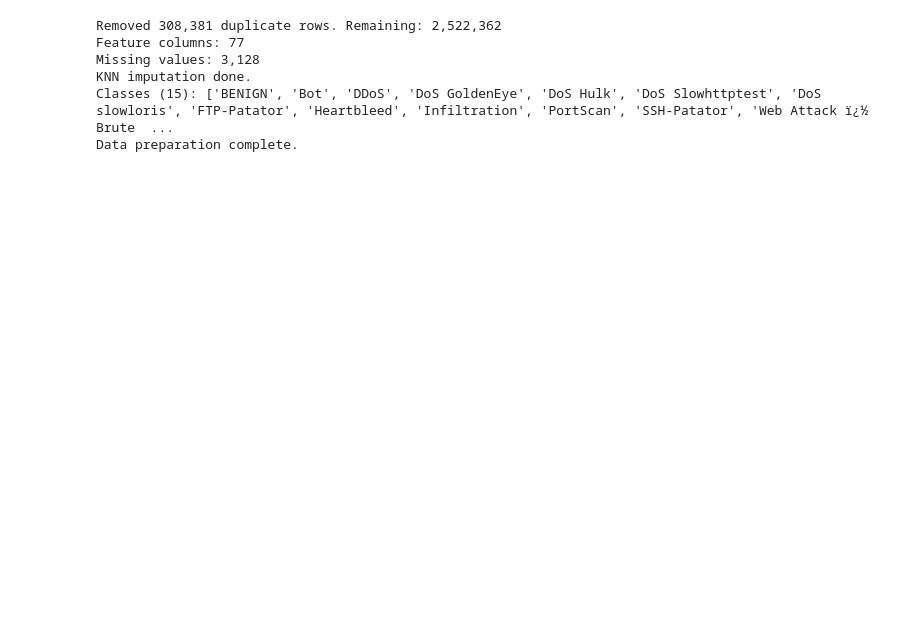
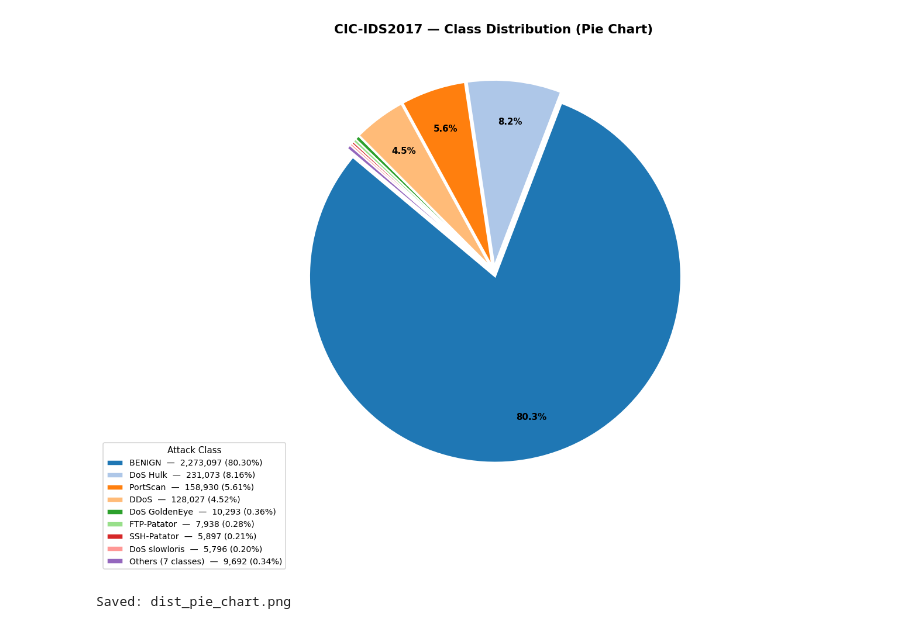
Before and after one commit to yoshbatula/Hybrid-Enhanced-Stacked-Ensemble-for-Network-Intrusion-Detection, a Jupyter notebook: baseline-model.ipynb, the cells around one changed output. Saved outputs shown, nothing was run; the diff lists cells and outputs as text; code cells hidden in the pictures; blank space fills up the shorter version.

Commit message:
done adding the baseline

```diff
--- a/baseline-model.ipynb
+++ b/baseline-model.ipynb
@@ -125,47 +136,53 @@ Saved: dataset_distribution.png
 # %%
-# Remove duplicate 'Fwd Header Length' column
-if 'Fwd Header Length.1' in df.columns:
-    df.drop(columns=['Fwd Header Length.1'], inplace=True)
 
-# Replace infinity values with NaN
-df.replace([np.inf, -np.inf], np.nan, inplace=True)
+# Pie Chart (top classes + 'Others' bucket)
 
-# Drop duplicate rows
-before = len(df)
-df.drop_duplicates(inplace=True)
-print(f'Removed {before - len(df):,} duplicate rows. Remaining: {len(df):,}')
+TOP_N = 8
+top    = class_counts.head(TOP_N).copy()
+others = class_counts.iloc[TOP_N:]
 
-# Separate features and label
-X = df.drop(columns=[label_col])
-y = df[label_col].str.strip()
+if len(others) > 0:
+    other_row = pd.DataFrame([{
+        'Class': f'Others ({len(others)} classes)',
+        'Count': others['Count'].sum(),
+        'Percentage': others['Percentage'].sum()
+    }])
+    pie_data = pd.concat([top, other_row], ignore_index=True)
+else:
+    pie_data = top
 
-# Keep only numeric columns
-X = X.select_dtypes(include=[np.number])
-print(f'Feature columns: {X.shape[1]}')
+pie_palette = sns.color_palette('tab20', len(pie_data))
+explode     = [0.03] * len(pie_data)
 
-# KNN imputation (k=2) for missing values
-n_missing = X.isna().sum().sum()
-print(f'Missing values: {n_missing:,}')
-if n_missing > 0:
-    imputer = KNNImputer(n_neighbors=2)
-    X = pd.DataFrame(imputer.fit_transform(X), columns=X.columns)
-    print('KNN imputation done.')
+fig, ax = plt.subplots(figsize=(10, 8))
+wedges, texts, autotexts = ax.pie(
+    pie_data['Count'],
+    labels=None,
+    autopct=lambda p: f'{p:.1f}%' if p > 1.5 else '',
+    colors=pie_palette,
+    explode=explode,
+    startangle=140,
+    pctdistance=0.78,
+    wedgeprops=dict(edgecolor='white', linewidth=1.5)
+)
+for at in autotexts:
+    at.set_fontsize(9)
+    at.set_fontweight('bold')
 
-# Label encoding (multi-class)
-le = LabelEncoder()
-y_enc = le.fit_transform(y)
-print(f'Classes ({len(le.classes_)}): {list(le.classes_)}')
+legend_labels = [
+    f"{row['Class']}  —  {int(row['Count']):,} ({row['Percentage']:.2f}%)"
+    for _, row in pie_data.iterrows()
+]
+ax.legend(wedges, legend_labels, loc='lower left',
+          bbox_to_anchor=(-0.35, -0.15), fontsize=8.5,
+          title='Attack Class', title_fontsize=9, framealpha=0.8)
 
-# Min-Max normalisation
-scaler = MinMaxScaler()
-X_scaled = scaler.fit_transform(X)
-
-print('Data preparation complete.')
+ax.set_title('CIC-IDS2017 — Class Distribution (Pie Chart)', fontsize=13, fontweight='bold')
+plt.tight_layout()
+plt.savefig('dist_pie_chart.png', bbox_inches='tight')
+plt.show()
+print('Saved: dist_pie_chart.png')
 # %% [output]
+[figure, added]
-Removed 308,381 duplicate rows. Remaining: 2,522,362
-Feature columns: 77
-Missing values: 3,128
-KNN imputation done.
-Classes (15): ['BENIGN', 'Bot', 'DDoS', 'DoS GoldenEye', 'DoS Hulk', 'DoS Slowhttptest', 'DoS slowloris', 'FTP-Patator', 'Heartbleed', 'Infiltration', 'PortScan', 'SSH-Patator', 'Web Attack ï¿½ Brute  ...
-Data preparation complete.
+Saved: dist_pie_chart.png
 # %%
```
Also changed, not shown: parts of 21 cells of this notebook, 10 other files.
